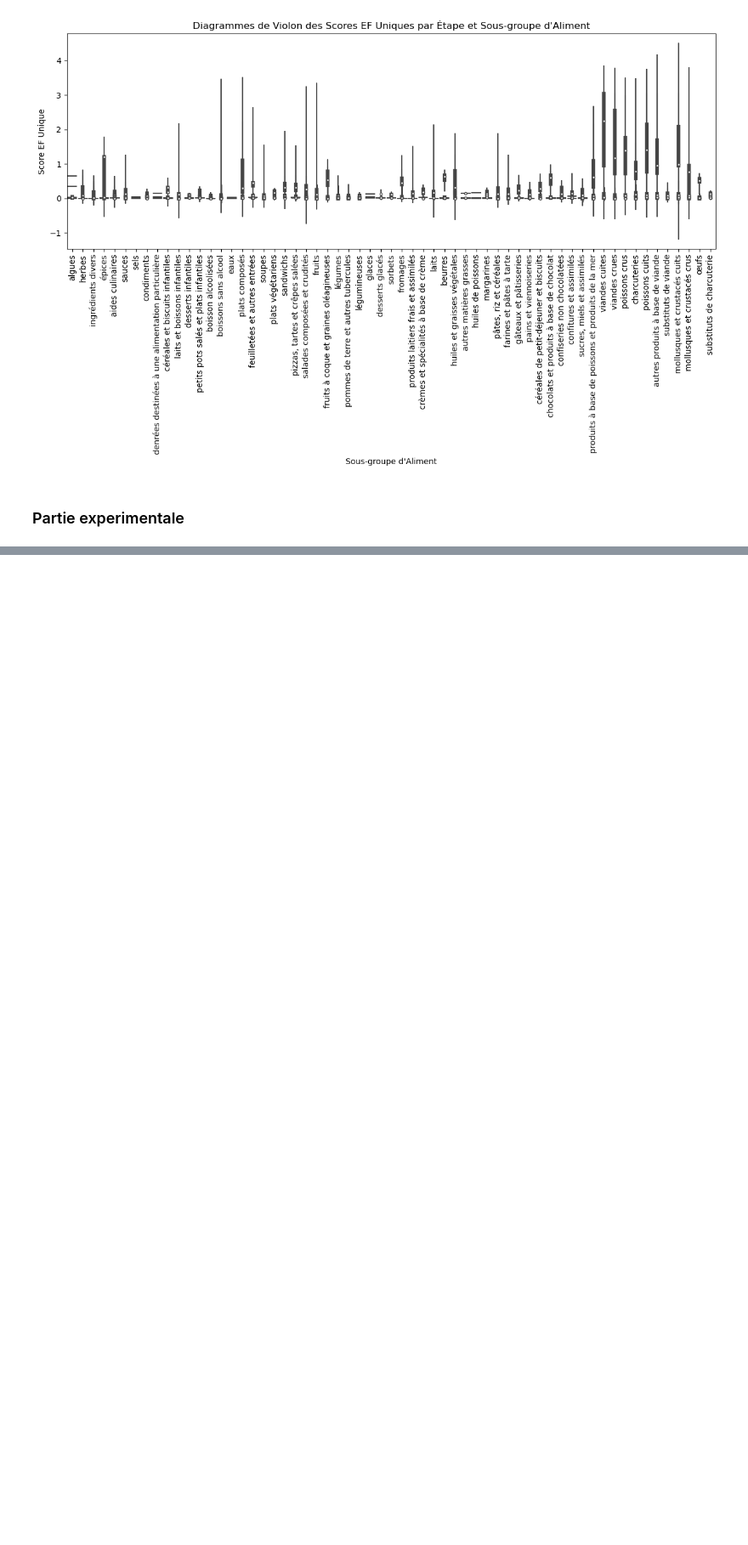
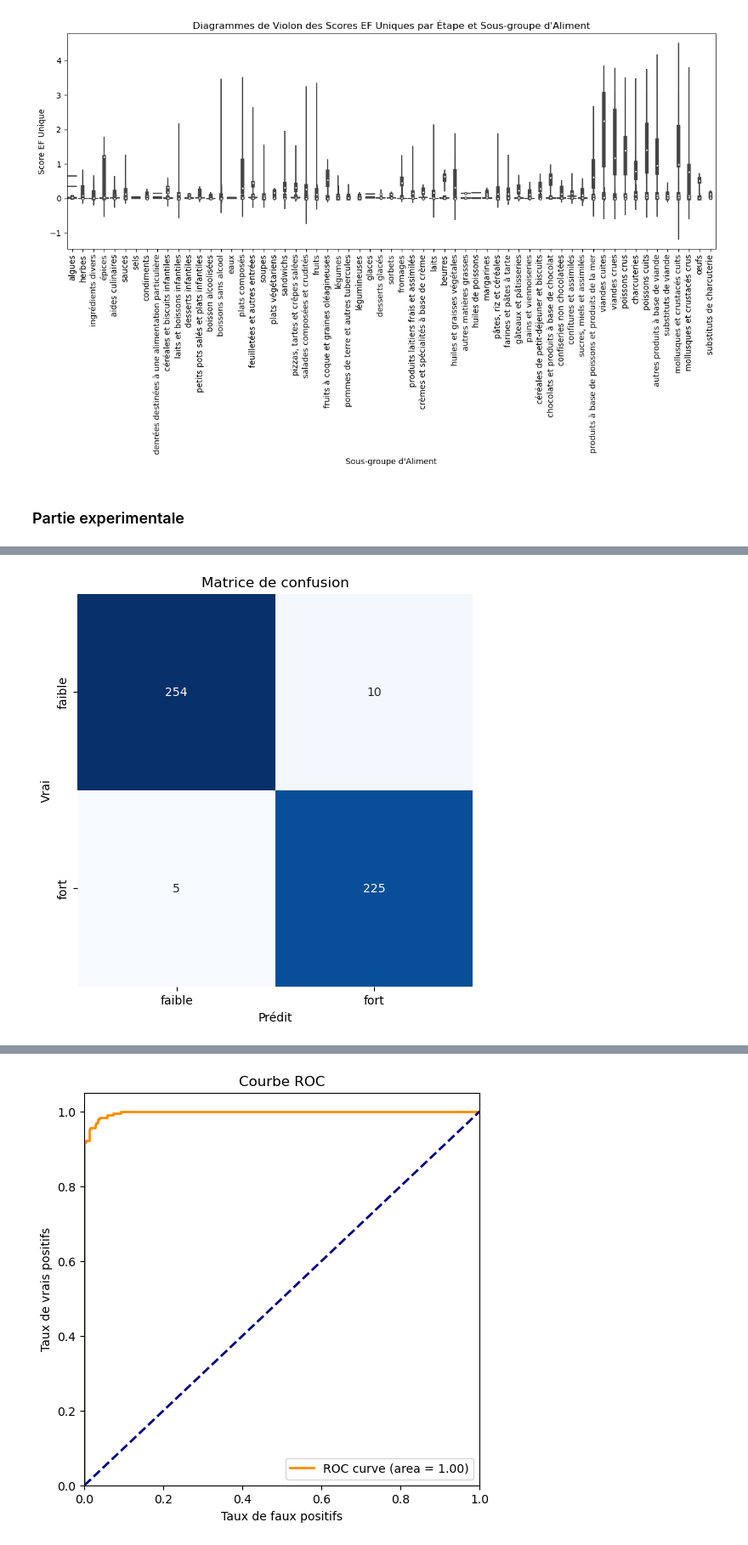
Before and after one commit to ZHANGzhile/DALAS, a Jupyter notebook: projet/Projet-idee.ipynb, the cells around one changed output, grey strips where cells are left out. Shown at 85% size. Cells and saved outputs as stored; diff of their text form; code cells hidden in the pictures; blank space fills up the shorter version.

Commit message:
add models

```diff
--- a/projet/Projet-idee.ipynb
+++ b/projet/Projet-idee.ipynb
@@ -257,3 +277,7 @@ plt.show()
 [figure]
 # %% [markdown]
 ### Partie experimentale
+# %%
+# treshold sur la colonne score unique EF
+median_value = data_synthese['Score unique EF'].median()
+labels = np.where(data_synthese['Score unique EF'] > median_value, 1, 0)
@@ -260,4 +290,70 @@ plt.show()
 # %%
-# treshold sur la colonne score unique EF
-median_value = data_synthese['Score unique EF'].median()
-data_synthese['Score unique EF'] = np.where(data_synthese['Score unique EF'] > median_value, 1, 0)
+# Regressions logistiques
+from sklearn.model_selection import train_test_split
+from sklearn.linear_model import LogisticRegression
+from sklearn.metrics import classification_report, confusion_matrix
+from sklearn.metrics import roc_curve, roc_auc_score
+from sklearn.model_selection import cross_val_score
+
+# Séparation des données en variables explicatives et cible
+X = data_synthese[colonnes_selectionnees]
+
+
+# Division des données en ensemble d'entraînement et de test
+X_train, X_test, y_train, y_test = train_test_split(X, labels, test_size=0.2, random_state=0)
+
+
+# Création du modèle de régression logistique
+model = LogisticRegression(max_iter=1000)
+
+# Cross validation
+scores = cross_val_score(model, X_train, y_train, cv=5)
+print("Accuracy: %0.2f (+/- %0.2f)" % (scores.mean(), scores.std() * 2))
+
+# Entraînement du modèle
+model.fit(X_train, y_train)
+
+# Prédiction sur l'ensemble de test
+y_pred = model.predict(X_test)
+
+# Affichage du rapport de classification
+print(classification_report(y_test, y_pred, target_names=['faibe', 'fort']))
+
+# Affichage de la matrice de confusion
+conf_mat = confusion_matrix(y_test, y_pred)
+fig, ax = plt.subplots(figsize=(6, 6))
+sns.heatmap(conf_mat, annot=True, fmt='d', cmap='Blues', cbar=False, ax=ax)
+ax.set_xlabel('Prédit')
+ax.set_ylabel('Vrai')
+ax.set_title('Matrice de confusion')
+ax.xaxis.set_ticklabels(['faible', 'fort'])
+ax.yaxis.set_ticklabels(['faible', 'fort'])
+plt.show()
+
+# Affichage des coefficients
+coefficients = model.coef_[0]
+coefficients = pd.DataFrame(coefficients, index=colonnes_selectionnees, columns=['Coefficient'])
+print(coefficients)
+
+#Courbe ROC
+# Calcul des probabilités prédites
+y_pred_proba = model.predict_proba(X_test)[:,1]
+
+# Calcul de la courbe ROC
+fpr, tpr, thresholds = roc_curve(y_test, y_pred_proba)
+
+# Calcul de l'aire sous la courbe ROC
+auc = roc_auc_score(y_test, y_pred_proba)
+
+# Création de la courbe ROC
+plt.figure(figsize=(6, 6))
+plt.plot(fpr, tpr, color='darkorange', lw=2, label='ROC curve (area = %0.2f)' % auc)
+plt.plot([0, 1], [0, 1], color='navy', lw=2, linestyle='--')
+plt.xlim([0.0, 1.0])
+plt.ylim([0.0, 1.05])
+plt.xlabel('Taux de faux positifs')
+plt.ylabel('Taux de vrais positifs')
+plt.title('Courbe ROC')
+plt.legend(loc='lower right')
+plt.show()
+# %% [output]
@@ -263,0 +369 @@ data_synthese['Score unique EF'] = np.where(data_synthese['Score unique EF'] > m
+[figure, added]
@@ -263,0 +379 @@ data_synthese['Score unique EF'] = np.where(data_synthese['Score unique EF'] > m
+[figure, added]
```
Also changed, not shown: parts of 6 cells of this notebook.
